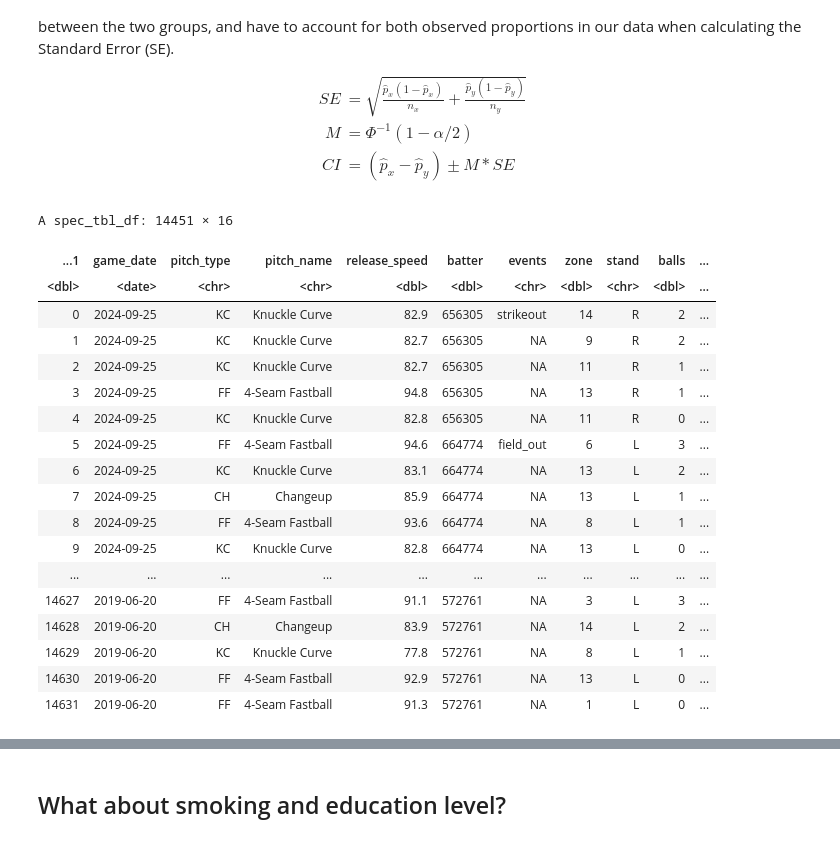
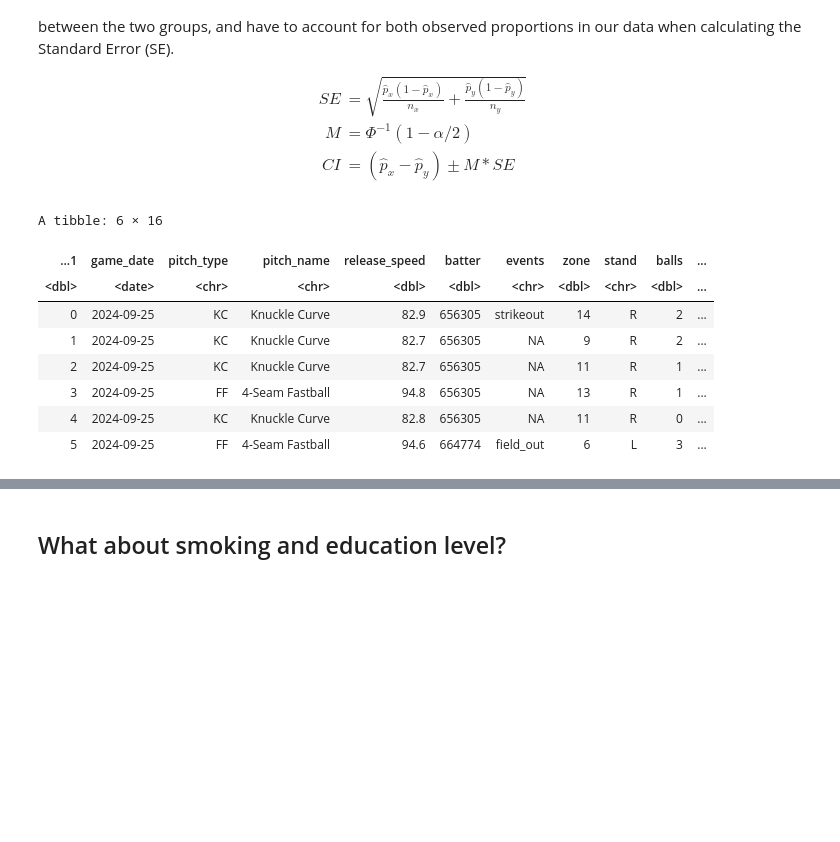
Before and after one commit to lonespear/MA206, a Jupyter notebook: lesson_13.ipynb, the cells around one changed output, grey strips where cells are left out. Saved outputs shown, nothing was run; the diff lists cells and outputs as text; code cells hidden in the pictures; blank space fills up the shorter version.

```diff
--- a/lesson_13.ipynb
+++ b/lesson_13.ipynb
@@ -78,25 +78,15 @@ CI &= (\hat{p}_x - \hat{p}_y) \pm M * SE
 \end{align*}
 $$
 # %%
-gallen
+gallen %>% head
 # %% [output]
-A spec_tbl_df: 14451 × 16
+A tibble: 6 × 16
 | ...1 | game_date | pitch_type | pitch_name | release_speed | batter | events | zone | stand | balls | ... |
 | <dbl> | <date> | <chr> | <chr> | <dbl> | <dbl> | <chr> | <dbl> | <chr> | <dbl> | ... |
 | 0 | 2024-09-25 | KC | Knuckle Curve | 82.9 | 656305 | strikeout | 14 | R | 2 | ... |
 | 1 | 2024-09-25 | KC | Knuckle Curve | 82.7 | 656305 | NA | 9 | R | 2 | ... |
 | 2 | 2024-09-25 | KC | Knuckle Curve | 82.7 | 656305 | NA | 11 | R | 1 | ... |
 | 3 | 2024-09-25 | FF | 4-Seam Fastball | 94.8 | 656305 | NA | 13 | R | 1 | ... |
 | 4 | 2024-09-25 | KC | Knuckle Curve | 82.8 | 656305 | NA | 11 | R | 0 | ... |
 | 5 | 2024-09-25 | FF | 4-Seam Fastball | 94.6 | 664774 | field_out | 6 | L | 3 | ... |
-| 6 | 2024-09-25 | KC | Knuckle Curve | 83.1 | 664774 | NA | 13 | L | 2 | ... |
-| 7 | 2024-09-25 | CH | Changeup | 85.9 | 664774 | NA | 13 | L | 1 | ... |
-| 8 | 2024-09-25 | FF | 4-Seam Fastball | 93.6 | 664774 | NA | 8 | L | 1 | ... |
-| 9 | 2024-09-25 | KC | Knuckle Curve | 82.8 | 664774 | NA | 13 | L | 0 | ... |
-| ... | ... | ... | ... | ... | ... | ... | ... | ... | ... | ... |
-| 14627 | 2019-06-20 | FF | 4-Seam Fastball | 91.1 | 572761 | NA | 3 | L | 3 | ... |
-| 14628 | 2019-06-20 | CH | Changeup | 83.9 | 572761 | NA | 14 | L | 2 | ... |
-| 14629 | 2019-06-20 | KC | Knuckle Curve | 77.8 | 572761 | NA | 8 | L | 1 | ... |
-| 14630 | 2019-06-20 | FF | 4-Seam Fastball | 92.9 | 572761 | NA | 13 | L | 0 | ... |
-| 14631 | 2019-06-20 | FF | 4-Seam Fastball | 91.3 | 572761 | NA | 1 | L | 0 | ... |
 # %% [markdown]
```
Also changed, not shown: parts of 40 cells of this notebook.
